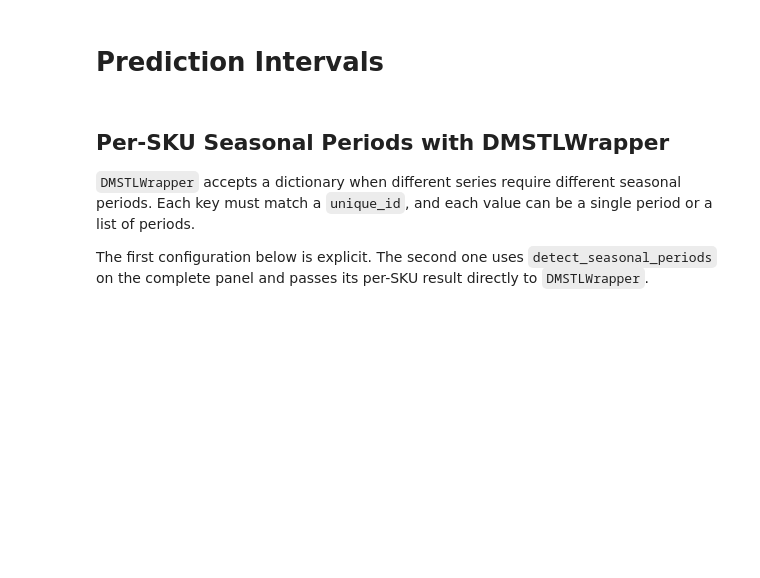
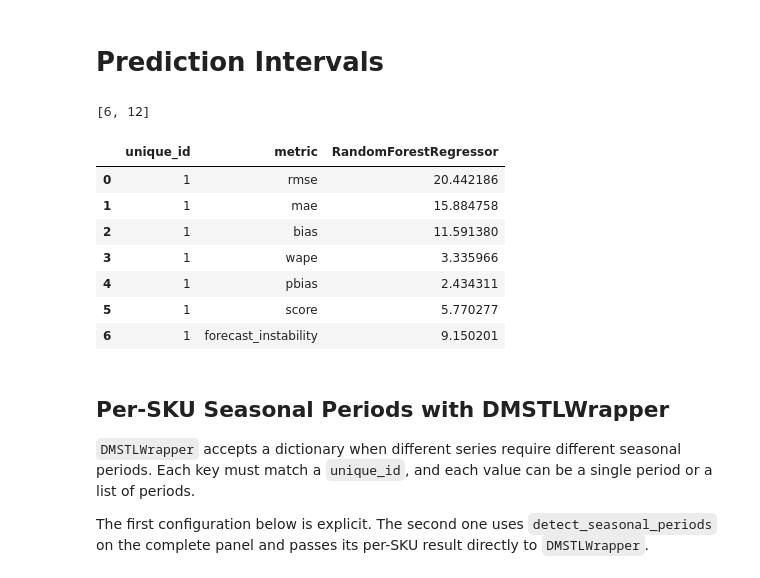
Before and after one commit to heylucasleao/tinyshift, a Jupyter notebook: tinyshift/examples/decomp_mstl_ml.ipynb, the cells around one changed output. Drawn from its saved outputs; the diff is of its cells as text; code cells hidden in the pictures; blank space fills up the shorter version.

```diff
--- a/tinyshift/examples/decomp_mstl_ml.ipynb
+++ b/tinyshift/examples/decomp_mstl_ml.ipynb
@@ -174,3 +179,7 @@ fva_rmae(result["y"].values, result["RandomForestRegressor"].values, baseline_ty
 # %% [markdown]
 # Prediction Intervals
+# %%
+periods
+# %% [output]
+[6, 12]
 # %%
@@ -190,4 +210,23 @@ forecasts = dmstl.predict(
 )
+# %%
+result = dmstl.predict(h=12)
+result["y"] = test["y"].values
+# %%
+evaluate(result,
+         metrics=metrics,
+         models=["RandomForestRegressor"],
+         id_col="unique_id",
+         time_col="ds",
+         target_col="y")
+# %% [output]
+|  | unique_id | metric | RandomForestRegressor |
+| 0 | 1 | rmse | 20.442186 |
+| 1 | 1 | mae | 15.884758 |
+| 2 | 1 | bias | 11.591380 |
+| 3 | 1 | wape | 3.335966 |
+| 4 | 1 | pbias | 2.434311 |
+| 5 | 1 | score | 5.770277 |
+| 6 | 1 | forecast_instability | 9.150201 |
 # %% [markdown]
 ## Per-SKU Seasonal Periods with DMSTLWrapper
 
```
Also changed, not shown: parts of 13 cells of this notebook, 2 other files.
